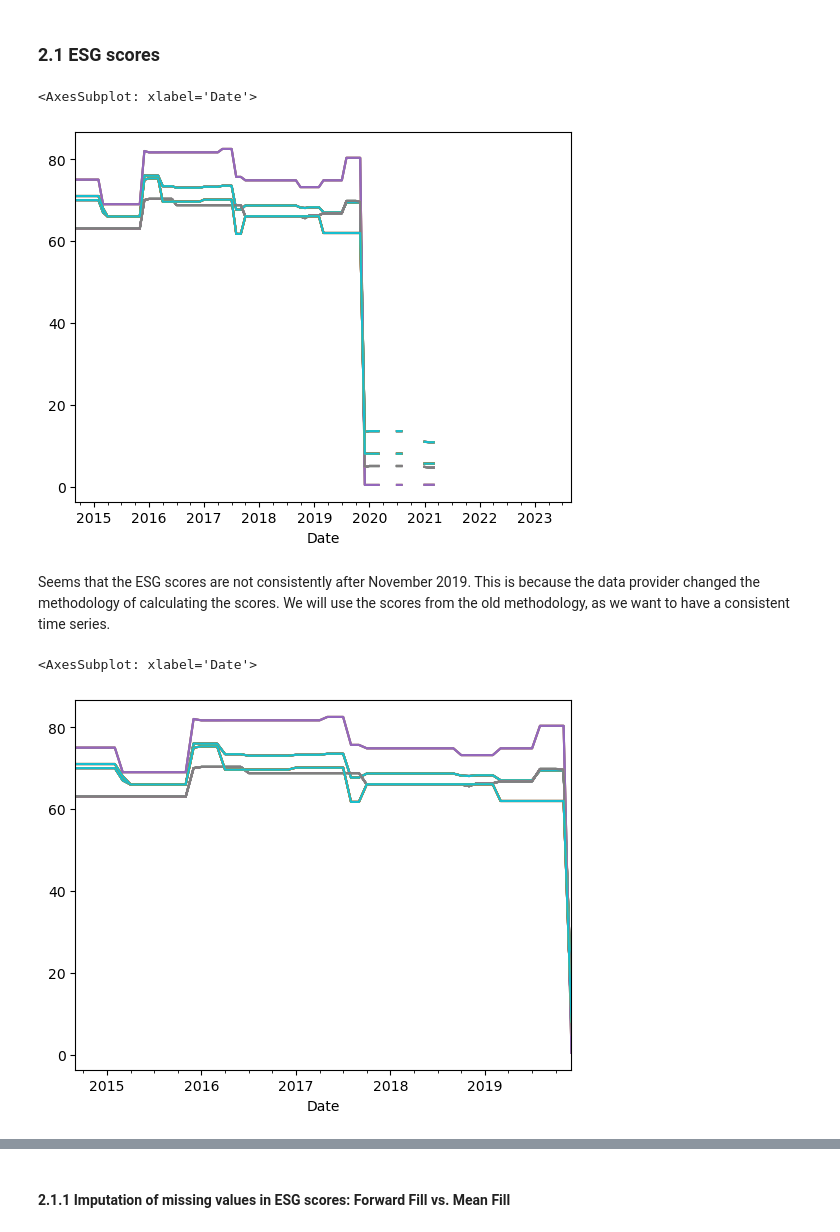
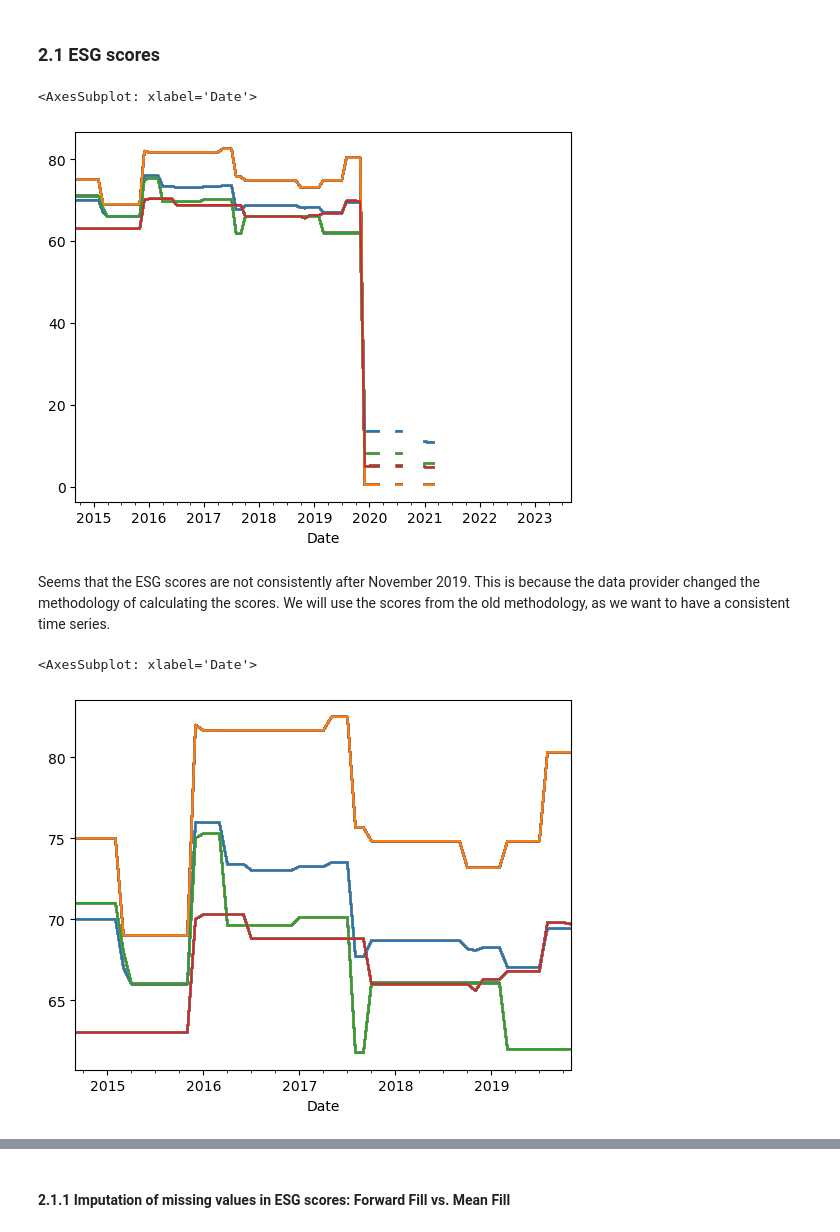
Before and after one commit to zivmi/esg-returns, a Jupyter notebook: notebooks/replication.ipynb, the cells around one changed output, grey strips where cells are left out. Drawn from its saved outputs; the diff is of its cells as text; code cells hidden in the pictures.

```diff
--- a/notebooks/replication.ipynb
+++ b/notebooks/replication.ipynb
@@ -150,18 +150,18 @@ fetch_fama_french().to_csv(output_path_ff, index=True)
 esgdata =  pd.read_csv(r'../data/raw/esg_data.csv', index_col=1, parse_dates=True).drop(columns=['Unnamed: 0'])
 # %%
 (esgdata
- .sample(n=30,axis='columns',replace=False, random_state=1)
+ #.sample(n=30,axis='columns',replace=False, random_state=1)
  .plot(legend=None))
 # %% [output]
 <AxesSubplot: xlabel='Date'>
-[figure, old version]
+[figure, new version]
 # %% [markdown]
 Seems that the ESG scores are not consistently after November 2019. This is because the data provider changed the methodology of calculating the scores. We will use the scores from the old methodology, as we want to have a consistent time series.
 # %%
 (esgdata
- .sample(n=30,axis='columns',replace=False, random_state=1)
- .loc[:'2019-12-01']
+ #.sample(n=30,axis='columns',replace=False, random_state=1)
+ .loc[:'2019-11-01']
  .plot(legend=None))
 # %% [output]
 <AxesSubplot: xlabel='Date'>
-[figure, old version]
+[figure, new version]
```
Also changed, not shown: parts of 27 cells of this notebook, 1 other file.
